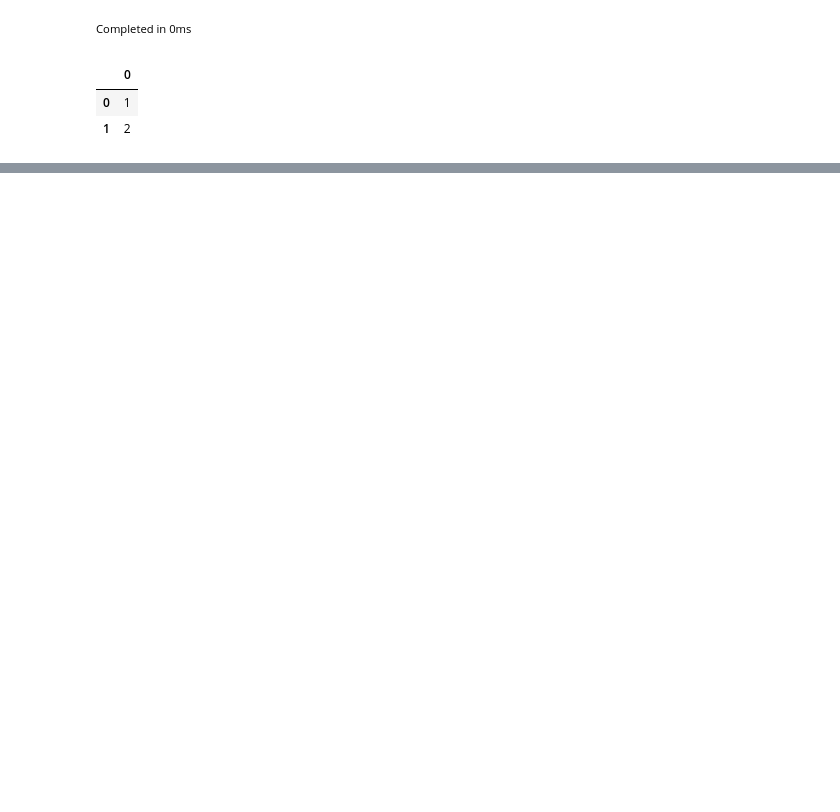
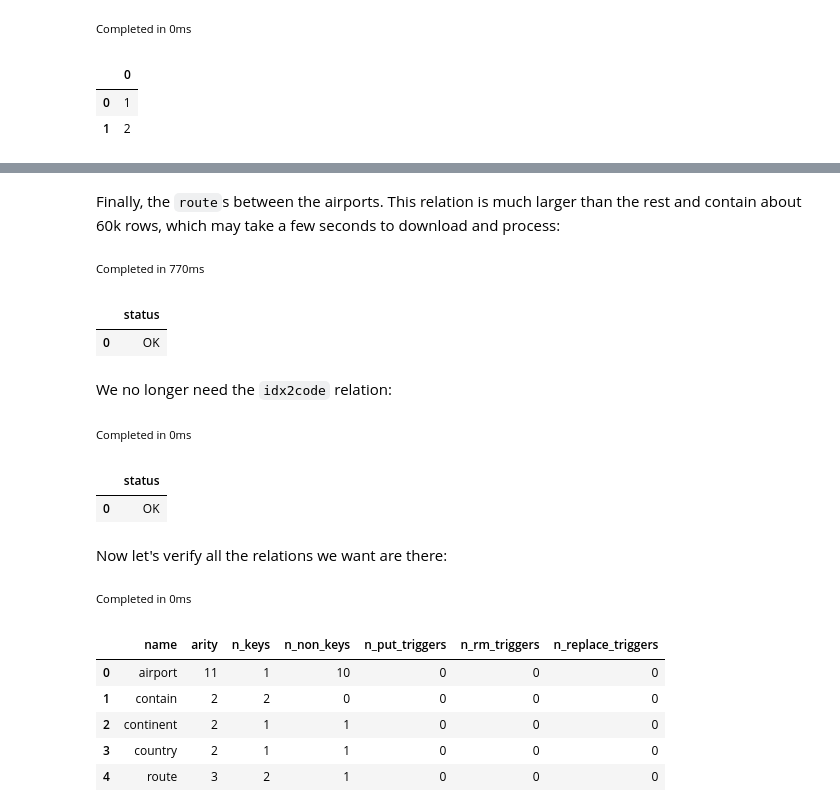
Before and after one commit to cozodb/cozo, a Jupyter notebook: docs/tutorial/tutorial.ipynb, the cells around one changed output, grey strips where cells are left out. Cells and saved outputs as stored; diff of their text form; code cells hidden in the pictures; blank space fills up the shorter version.

```diff
--- a/docs/tutorial/tutorial.ipynb
+++ b/docs/tutorial/tutorial.ipynb
@@ -170,0 +918,39 @@ and Cozo is designed to deal with very complicated recursions.
+# %% [markdown]
+Finally, the `route`s between the airports. This relation is much larger than the rest and contain about 60k rows, which may take a few seconds to download and process:
+# %%
+res[] <~
+    CsvReader(types: ['Int', 'Int', 'Int', 'String', 'Float?'],
+              url: 'https://github.com/cozodb/cozo/raw/main/tests/air-routes-latest-edges.csv',
+              # url: 'file://./tests/air-routes-latest-edges.csv',
+              has_headers: true)
+?[fr, to, dist] :=
+    res[idx, fr_i, to_i, typ, dist],
+    typ == 'route',
+    :idx2code[fr_i, fr],
+    :idx2code[to_i, to]
+
+:replace route { fr: String, to: String => dist: Float }
+# %% [output]
+Completed in 770ms
+|  | status |
+| 0 | OK |
+# %% [markdown]
+We no longer need the `idx2code` relation:
+# %%
+::relation remove idx2code
+# %% [output]
+Completed in 0ms
+|  | status |
+| 0 | OK |
+# %% [markdown]
+Now let's verify all the relations we want are there:
+# %%
+::relations
+# %% [output]
+Completed in 0ms
+|  | name | arity | n_keys | n_non_keys | n_put_triggers | n_rm_triggers | n_replace_triggers |
+| 0 | airport | 11 | 1 | 10 | 0 | 0 | 0 |
+| 1 | contain | 2 | 2 | 0 | 0 | 0 | 0 |
+| 2 | continent | 2 | 1 | 1 | 0 | 0 | 0 |
+| 3 | country | 2 | 1 | 1 | 0 | 0 | 0 |
+| 4 | route | 3 | 2 | 1 | 0 | 0 | 0 |
```
Also changed, not shown: parts of 187 cells of this notebook, 8 other files.
